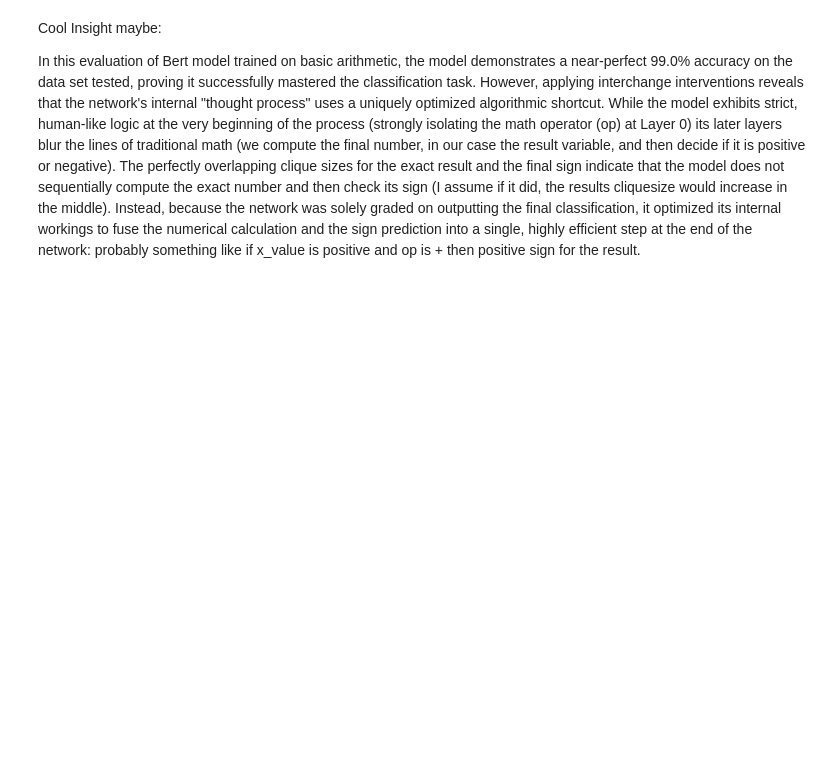
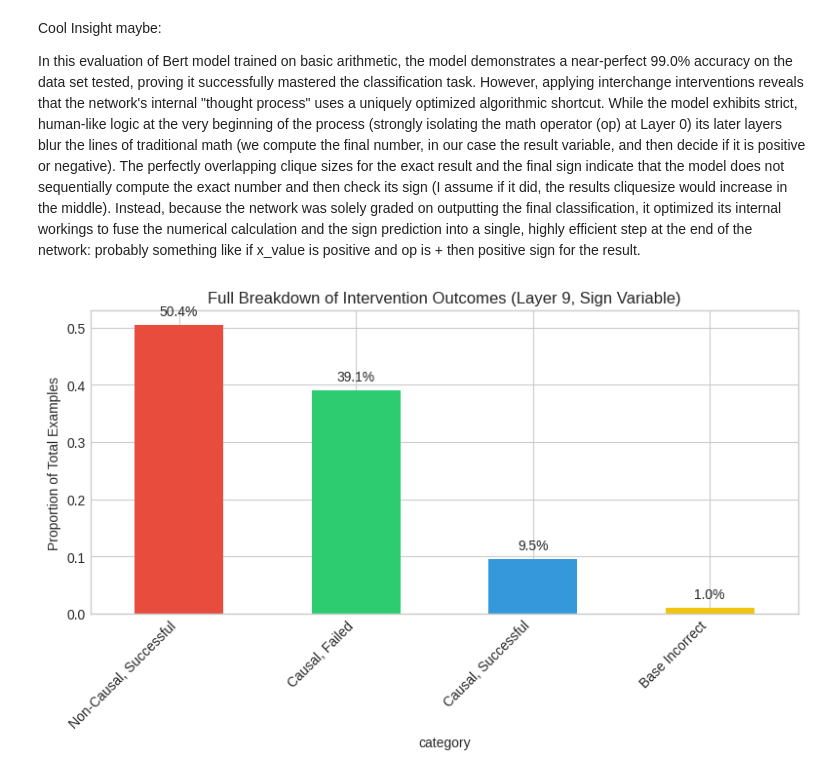
Before and after one commit to kikisprdx/Interchange, a Jupyter notebook: analysis/result_analysis/interchange_analysis_arithmetic.ipynb, the cells around one changed output. Drawn from its saved outputs; the diff is of its cells as text; code cells hidden in the pictures; blank space fills up the shorter version.

```diff
--- a/analysis/result_analysis/interchange_analysis_arithmetic.ipynb
+++ b/analysis/result_analysis/interchange_analysis_arithmetic.ipynb
@@ -212,3 +71,7 @@ This graph reveals exactly how the model processes the arithmetic step-by-step:
 Cool Insight maybe:
 
 In this evaluation of Bert model trained on basic arithmetic, the model demonstrates a near-perfect 99.0% accuracy on the data set tested, proving it successfully mastered the classification task. However, applying interchange interventions reveals that the network's internal "thought process" uses a uniquely optimized algorithmic shortcut. While the model exhibits strict, human-like logic at the very beginning of the process (strongly isolating the math operator (op) at Layer 0) its later layers blur the lines of traditional math (we compute the final number, in our case the result variable, and then decide if it is positive or negative). The perfectly overlapping clique sizes for the exact result and the final sign indicate that the model does not sequentially compute the exact number and then check its sign (I assume if it did, the results cliquesize would increase in the middle). Instead, because the network was solely graded on outputting the final classification, it optimized its internal workings to fuse the numerical calculation and the sign prediction into a single, highly efficient step at the end of the network: probably something like if x_value is positive and op is + then positive sign for the result.
+# %%
+plot_outcome_breakdown(df)
+# %% [output]
+[figure, added]
```
Also changed, not shown: parts of 6 cells of this notebook, 2 other files.
